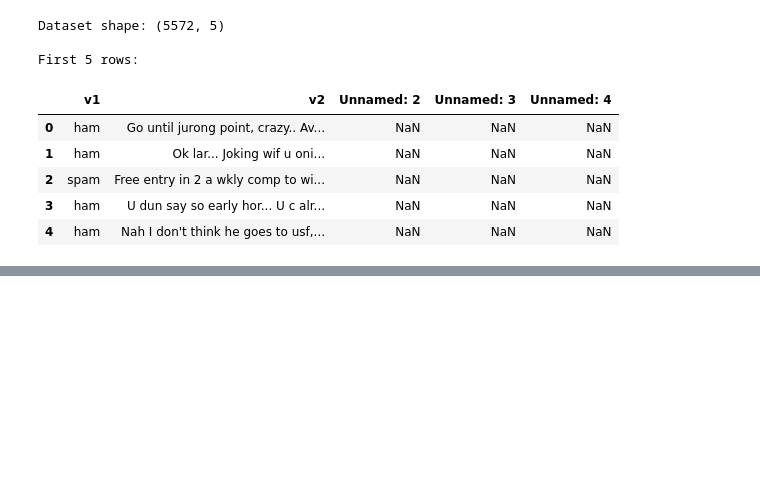
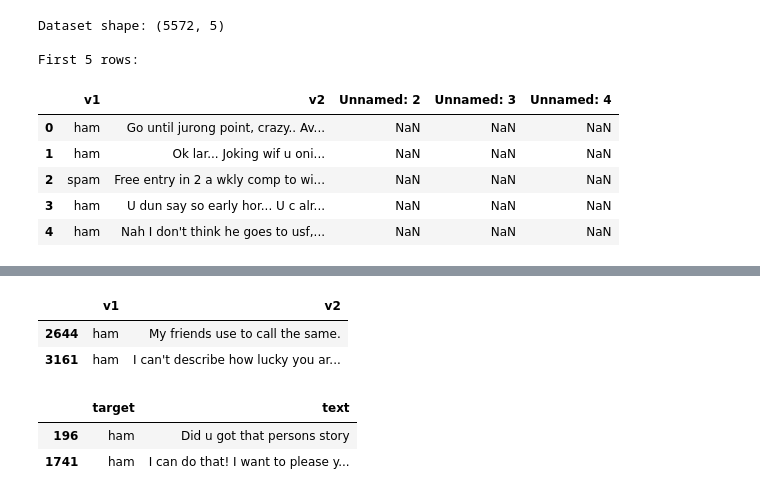
Before and after one commit to subhashiitb/100-Days-of-ML, a Jupyter notebook: ML Project/sms-spam/spam.ipynb, the cells around one changed output, grey strips where cells are left out. Drawn from its saved outputs; the diff is of its cells as text; code cells hidden in the pictures; blank space fills up the shorter version.

```diff
--- a/ML Project/sms-spam/spam.ipynb
+++ b/ML Project/sms-spam/spam.ipynb
@@ -37,0 +58,14 @@ First 5 rows:
+# %%
+df.sample(2)
+# %% [output]
+|  | v1 | v2 |
+| 2644 | ham | My friends use to call the same. |
+| 3161 | ham | I can't describe how lucky you ar... |
+# %%
+# Rename the columns
+df.rename(columns={'v1': 'target', 'v2': 'text'}, inplace=True)
+df.sample(2)
+# %% [output]
+|  | target | text |
+| 196 | ham | Did u got that persons story |
+| 1741 | ham | I can do that! I want to please y... |
```
Also changed, not shown: parts of 18 cells of this notebook.
